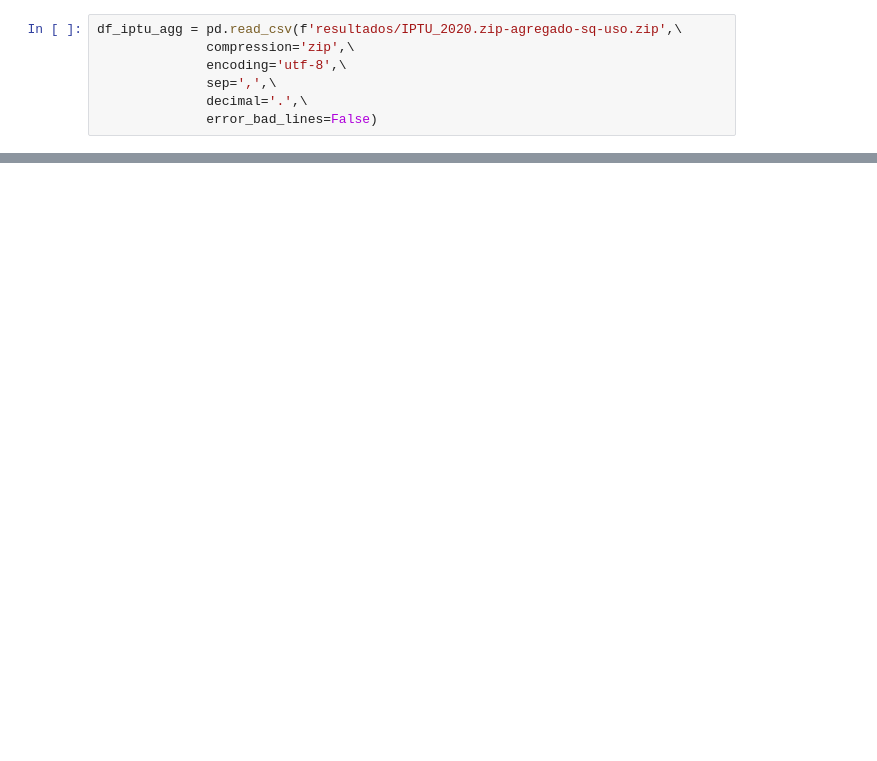
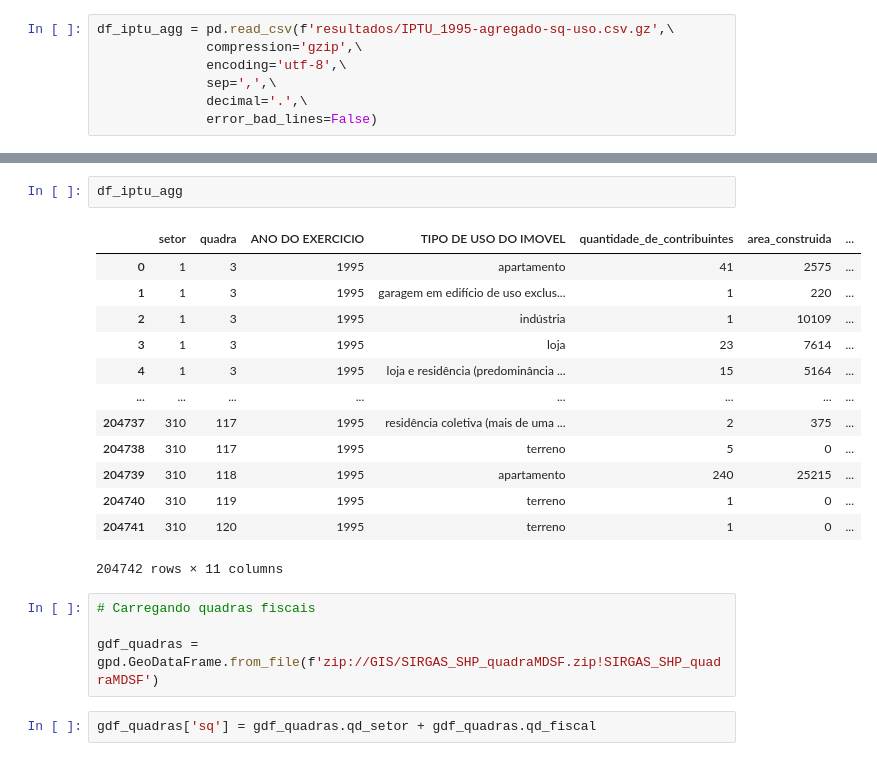
Before and after one commit to geoinfo-smdu/evolucao-uso-ocupacao, a Jupyter notebook: 03 - Agregando informações por setor de Macro Área de Reestruturação urbana.ipynb, the cells around one changed output, grey strips where cells are left out. Saved outputs shown, nothing was run; the diff lists cells and outputs as text; blank space fills up the shorter version.

```diff
--- a/03 - Agregando informações por setor de Macro Área de Reestruturação urbana.ipynb
+++ b/03 - Agregando informações por setor de Macro Área de Reestruturação urbana.ipynb
@@ -13,6 +14,6 @@ import pandas as pd
 # %%
-df_iptu_agg = pd.read_csv(f'resultados/IPTU_2020.zip-agregado-sq-uso.zip',\
-              compression='zip',\
+df_iptu_agg = pd.read_csv(f'resultados/IPTU_1995-agregado-sq-uso.csv.gz',\
+              compression='gzip',\
               encoding='utf-8',\
               sep=',',\
               decimal='.',\
@@ -22,0 +21,22 @@ ValueError: Multiple files found in ZIP file. Only one file per ZIP: ['resultado
+# %%
+df_iptu_agg
+# %% [output]
+|  | setor | quadra | ANO DO EXERCICIO | TIPO DE USO DO IMOVEL | quantidade_de_contribuintes | area_construida | ... |
+| 0 | 1 | 3 | 1995 | apartamento | 41 | 2575 | ... |
+| 1 | 1 | 3 | 1995 | garagem em edifício de uso exclus... | 1 | 220 | ... |
+| 2 | 1 | 3 | 1995 | indústria | 1 | 10109 | ... |
+| 3 | 1 | 3 | 1995 | loja | 23 | 7614 | ... |
+| 4 | 1 | 3 | 1995 | loja e residência (predominância ... | 15 | 5164 | ... |
+| ... | ... | ... | ... | ... | ... | ... | ... |
+| 204737 | 310 | 117 | 1995 | residência coletiva (mais de uma ... | 2 | 375 | ... |
+| 204738 | 310 | 117 | 1995 | terreno | 5 | 0 | ... |
+| 204739 | 310 | 118 | 1995 | apartamento | 240 | 25215 | ... |
+| 204740 | 310 | 119 | 1995 | terreno | 1 | 0 | ... |
+| 204741 | 310 | 120 | 1995 | terreno | 1 | 0 | ... |
+204742 rows × 11 columns
+# %%
+# Carregando quadras fiscais
+
+gdf_quadras = gpd.GeoDataFrame.from_file(f'zip://GIS/SIRGAS_SHP_quadraMDSF.zip!SIRGAS_SHP_quadraMDSF')
+# %%
+gdf_quadras['sq'] = gdf_quadras.qd_setor + gdf_quadras.qd_fiscal
```
Also changed, not shown: parts of 14 cells of this notebook, 1 other file.
